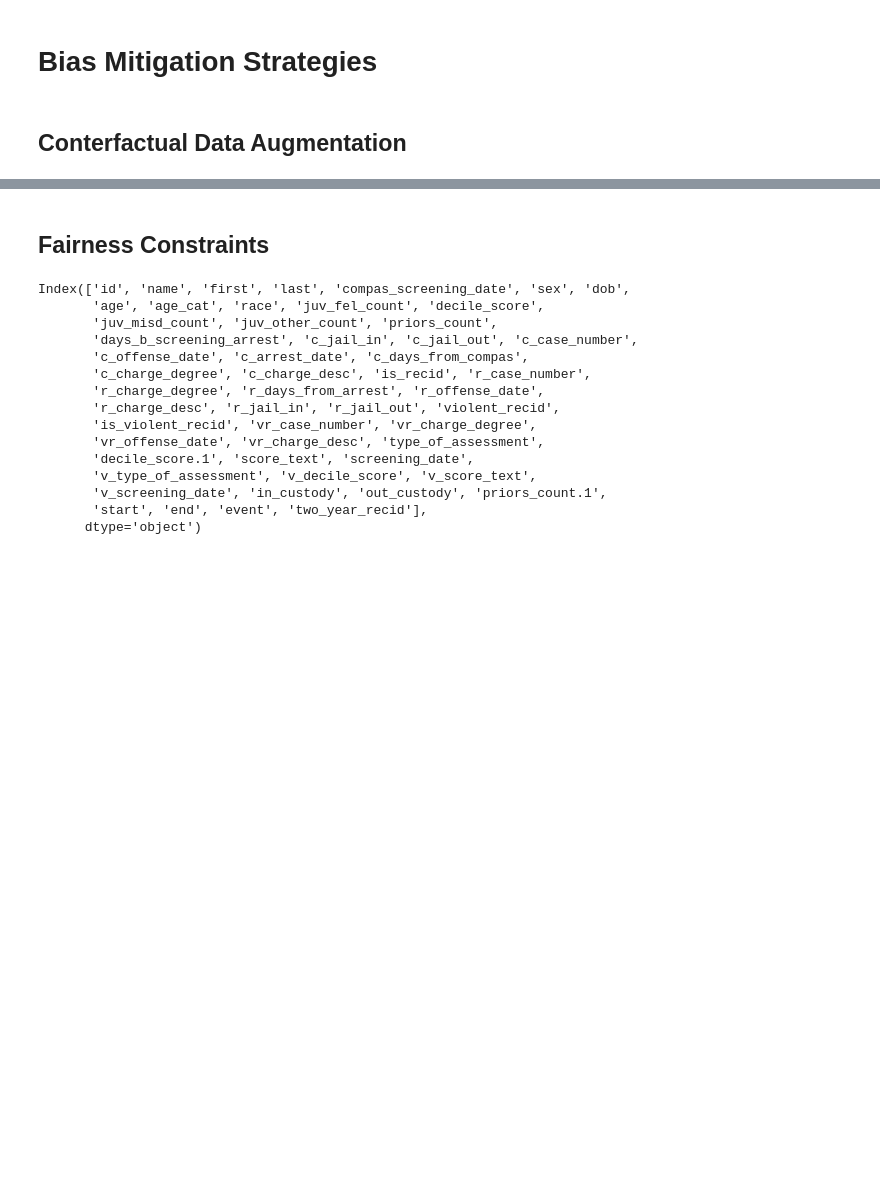
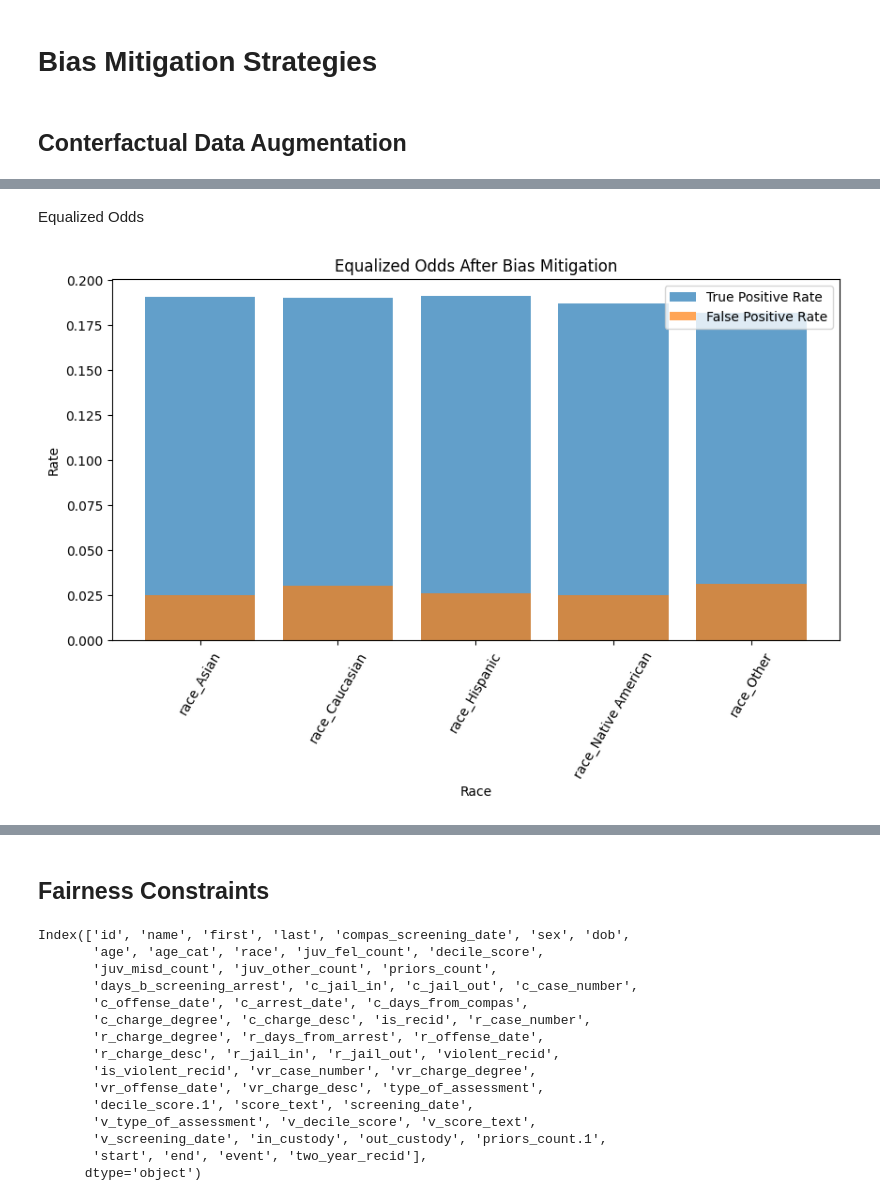
Before and after one commit to gauthamys/UIC_CS517_HWs, a Jupyter notebook: SRAI_HW1.ipynb, the cells around one changed output, grey strips where cells are left out. Cells and saved outputs as stored; diff of their text form; code cells hidden in the pictures; blank space fills up the shorter version.

```diff
--- a/SRAI_HW1.ipynb
+++ b/SRAI_HW1.ipynb
@@ -98,0 +481,54 @@ plt.show()
+# %% [markdown]
+Equalized Odds
+# %%
+import numpy as np
+import pandas as pd
+from sklearn.metrics import confusion_matrix
+import matplotlib.pyplot as plt
+
+# Ensure y_pred_after is a pandas Series and remove NaN values
+y_pred_after = pd.Series(y_pred_after, index=df_after_mitigation.index)
+y_pred_after = y_pred_after.fillna(0).astype(int)  # Replace NaNs with 0 and convert to integer
+
+tps_after = []
+fps_after = []
+races = []
+prp=[]
+race_columns = [col for col in df_after_mitigation.columns if "race_" in col]
+
+for race_col in race_columns:
+    race_df = df_after_mitigation[df_after_mitigation[race_col] == 1]  # Filter by race
+
+    if len(race_df) == 0:
+        continue  # Skip if no data for this race
+
+    # Extract actual values (event column) and predictions
+    actual = df_after_mitigation.loc[race_df.index, "event"].fillna(0).astype(int)  # Fix NaN
+    predicted = y_pred_after.loc[race_df.index]
+
+    # Ensure values are valid (only 0 or 1)
+    actual = np.clip(actual, 0, 1)
+    predicted = np.clip(predicted, 0, 1)
+
+    # Compute confusion matrix safely
+    tn, fp, fn, tp = confusion_matrix(actual, predicted).ravel()
+
+    true_positive_rate = tp / (tp + fn) if (tp + fn) > 0 else 0
+    false_positive_rate = fp / (fp + tn) if (fp + tn) > 0 else 0
+
+    tps_after.append(true_positive_rate)
+    fps_after.append(false_positive_rate)
+    races.append(race_col)
+
+#  Plot Equalized Odds
+plt.figure(figsize=(10, 5))
+plt.bar(races, tps_after, label="True Positive Rate", alpha=0.7)
+plt.bar(races, fps_after, label="False Positive Rate", alpha=0.7)
+plt.xlabel("Race")
+plt.ylabel("Rate")
+plt.title("Equalized Odds After Bias Mitigation")
+plt.xticks(rotation=60)
+plt.legend()
+plt.show()
+# %% [output]
+[figure, added]
```
Also changed, not shown: parts of 44 cells of this notebook.
